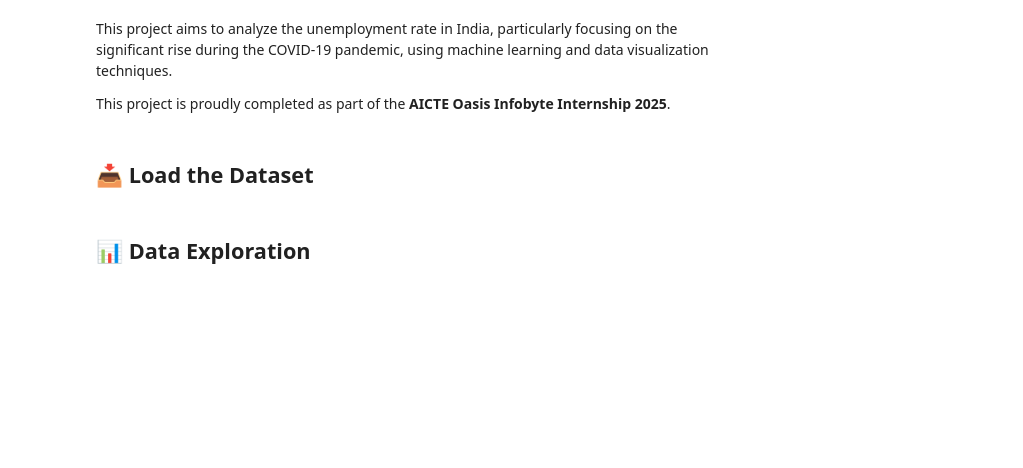
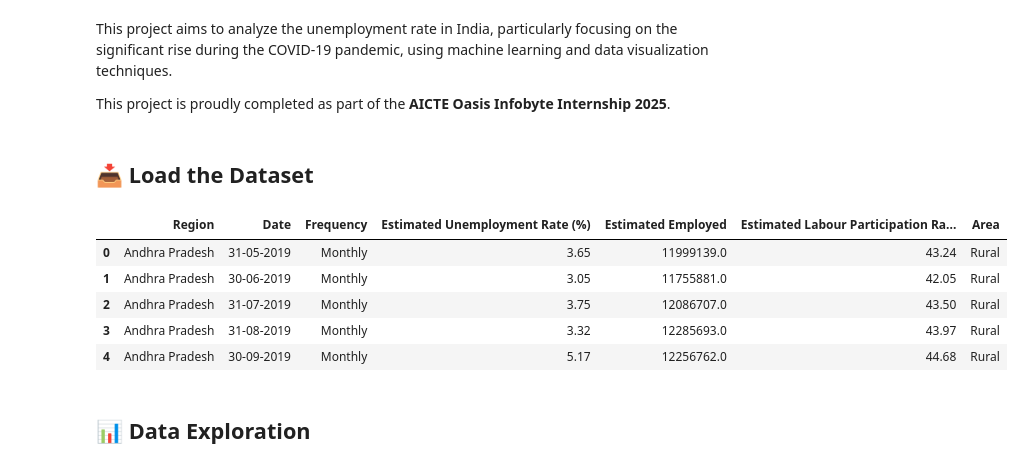
Before and after one commit to Rohit225PRO/-Unemployment_Analysis_India, a Jupyter notebook: Unemployment_Analysis_India_AICTE_Oasis_Infobyte_Internship_2025(1).ipynb, the cells around one changed output. Cells and saved outputs as stored; diff of their text form; code cells hidden in the pictures; blank space fills up the shorter version.

```diff
--- a/Unemployment_Analysis_India_AICTE_Oasis_Infobyte_Internship_2025(1).ipynb
+++ b/Unemployment_Analysis_India_AICTE_Oasis_Infobyte_Internship_2025(1).ipynb
@@ -21,10 +21,19 @@ import joblib
 # %%
 
 # Load the dataset
-df = pd.read_excel('Unemployment in India.xls')
+df = pd.read_csv('Unemployment in India.csv')
+
+
 
 # Display the first few rows
 df.head()
+# %% [output]
+|  | Region | Date | Frequency | Estimated Unemployment Rate (%) | Estimated Employed | Estimated Labour Participation Ra... | Area |
+| 0 | Andhra Pradesh | 31-05-2019 | Monthly | 3.65 | 11999139.0 | 43.24 | Rural |
+| 1 | Andhra Pradesh | 30-06-2019 | Monthly | 3.05 | 11755881.0 | 42.05 | Rural |
+| 2 | Andhra Pradesh | 31-07-2019 | Monthly | 3.75 | 12086707.0 | 43.50 | Rural |
+| 3 | Andhra Pradesh | 31-08-2019 | Monthly | 3.32 | 12285693.0 | 43.97 | Rural |
+| 4 | Andhra Pradesh | 30-09-2019 | Monthly | 5.17 | 12256762.0 | 44.68 | Rural |
 # %% [markdown]
 ## 📊 Data Exploration
 # %%
```
Also changed, not shown: parts of 6 cells of this notebook.
